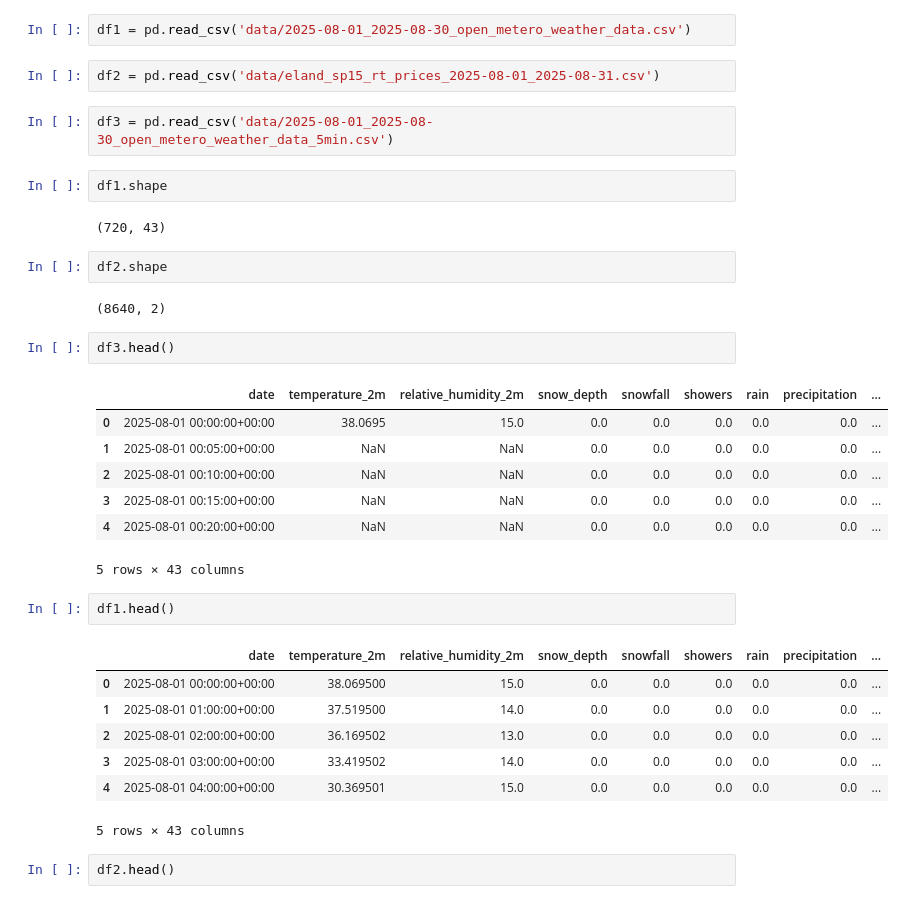
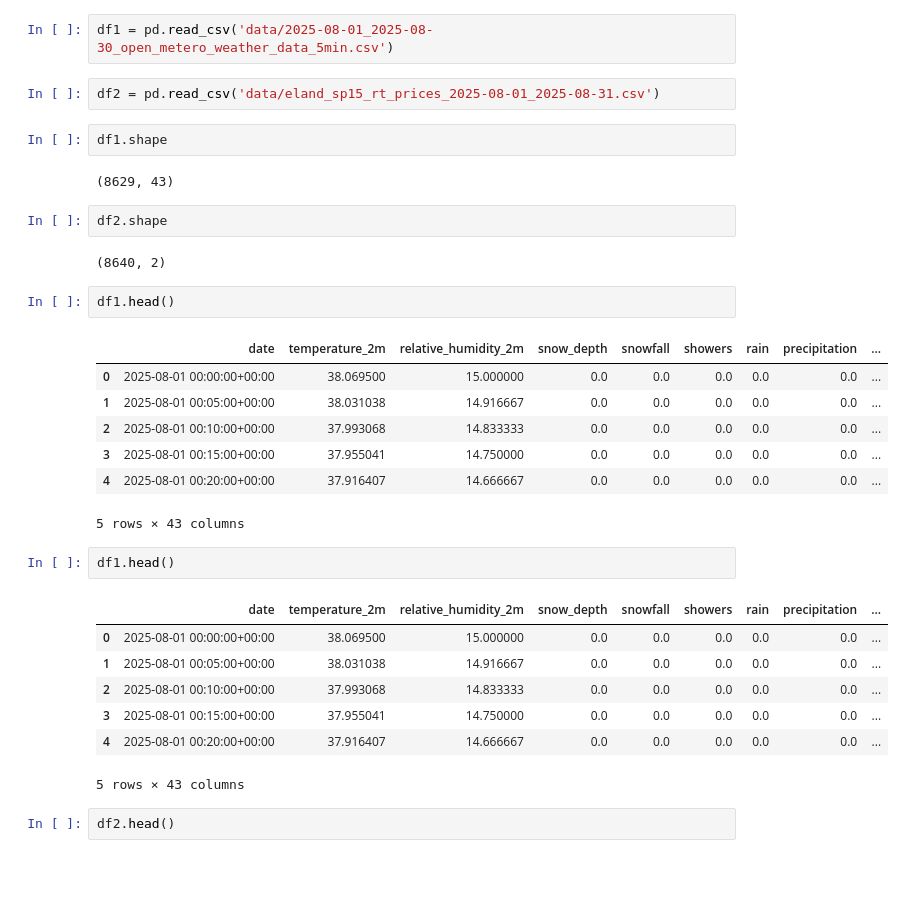
Before and after one commit to haran2001/AQI, a Jupyter notebook: battery_arbitrage/data_analysis.ipynb, the cells around one changed output. Saved outputs shown, nothing was run; the diff lists cells and outputs as text; blank space fills up the shorter version.

```diff
--- a/battery_arbitrage/data_analysis.ipynb
+++ b/battery_arbitrage/data_analysis.ipynb
@@ -175,38 +175,36 @@ uv_index                 0
 uv_index_clear_sky       0
 dtype: int64
 # %%
-df1 = pd.read_csv('data/2025-08-01_2025-08-30_open_metero_weather_data.csv')
+df1 = pd.read_csv('data/2025-08-01_2025-08-30_open_metero_weather_data_5min.csv')
 # %%
 df2 = pd.read_csv('data/eland_sp15_rt_prices_2025-08-01_2025-08-31.csv')
-# %%
-df3 = pd.read_csv('data/2025-08-01_2025-08-30_open_metero_weather_data_5min.csv')
 # %%
 df1.shape
 # %% [output]
-(720, 43)
+(8629, 43)
 # %%
 df2.shape
 # %% [output]
 (8640, 2)
 # %%
-df3.head()
+df1.head()
 # %% [output]
 |  | date | temperature_2m | relative_humidity_2m | snow_depth | snowfall | showers | rain | precipitation | ... |
-| 0 | 2025-08-01 00:00:00+00:00 | 38.0695 | 15.0 | 0.0 | 0.0 | 0.0 | 0.0 | 0.0 | ... |
-| 1 | 2025-08-01 00:05:00+00:00 | NaN | NaN | 0.0 | 0.0 | 0.0 | 0.0 | 0.0 | ... |
-| 2 | 2025-08-01 00:10:00+00:00 | NaN | NaN | 0.0 | 0.0 | 0.0 | 0.0 | 0.0 | ... |
-| 3 | 2025-08-01 00:15:00+00:00 | NaN | NaN | 0.0 | 0.0 | 0.0 | 0.0 | 0.0 | ... |
-| 4 | 2025-08-01 00:20:00+00:00 | NaN | NaN | 0.0 | 0.0 | 0.0 | 0.0 | 0.0 | ... |
+| 0 | 2025-08-01 00:00:00+00:00 | 38.069500 | 15.000000 | 0.0 | 0.0 | 0.0 | 0.0 | 0.0 | ... |
+| 1 | 2025-08-01 00:05:00+00:00 | 38.031038 | 14.916667 | 0.0 | 0.0 | 0.0 | 0.0 | 0.0 | ... |
+| 2 | 2025-08-01 00:10:00+00:00 | 37.993068 | 14.833333 | 0.0 | 0.0 | 0.0 | 0.0 | 0.0 | ... |
+| 3 | 2025-08-01 00:15:00+00:00 | 37.955041 | 14.750000 | 0.0 | 0.0 | 0.0 | 0.0 | 0.0 | ... |
+| 4 | 2025-08-01 00:20:00+00:00 | 37.916407 | 14.666667 | 0.0 | 0.0 | 0.0 | 0.0 | 0.0 | ... |
 5 rows × 43 columns
 # %%
 df1.head()
 # %% [output]
 |  | date | temperature_2m | relative_humidity_2m | snow_depth | snowfall | showers | rain | precipitation | ... |
-| 0 | 2025-08-01 00:00:00+00:00 | 38.069500 | 15.0 | 0.0 | 0.0 | 0.0 | 0.0 | 0.0 | ... |
-| 1 | 2025-08-01 01:00:00+00:00 | 37.519500 | 14.0 | 0.0 | 0.0 | 0.0 | 0.0 | 0.0 | ... |
-| 2 | 2025-08-01 02:00:00+00:00 | 36.169502 | 13.0 | 0.0 | 0.0 | 0.0 | 0.0 | 0.0 | ... |
-| 3 | 2025-08-01 03:00:00+00:00 | 33.419502 | 14.0 | 0.0 | 0.0 | 0.0 | 0.0 | 0.0 | ... |
-| 4 | 2025-08-01 04:00:00+00:00 | 30.369501 | 15.0 | 0.0 | 0.0 | 0.0 | 0.0 | 0.0 | ... |
+| 0 | 2025-08-01 00:00:00+00:00 | 38.069500 | 15.000000 | 0.0 | 0.0 | 0.0 | 0.0 | 0.0 | ... |
+| 1 | 2025-08-01 00:05:00+00:00 | 38.031038 | 14.916667 | 0.0 | 0.0 | 0.0 | 0.0 | 0.0 | ... |
+| 2 | 2025-08-01 00:10:00+00:00 | 37.993068 | 14.833333 | 0.0 | 0.0 | 0.0 | 0.0 | 0.0 | ... |
+| 3 | 2025-08-01 00:15:00+00:00 | 37.955041 | 14.750000 | 0.0 | 0.0 | 0.0 | 0.0 | 0.0 | ... |
+| 4 | 2025-08-01 00:20:00+00:00 | 37.916407 | 14.666667 | 0.0 | 0.0 | 0.0 | 0.0 | 0.0 | ... |
 5 rows × 43 columns
 # %%
 df2.head()
```
Also changed, not shown: parts of 7 cells of this notebook, 5 other files.
